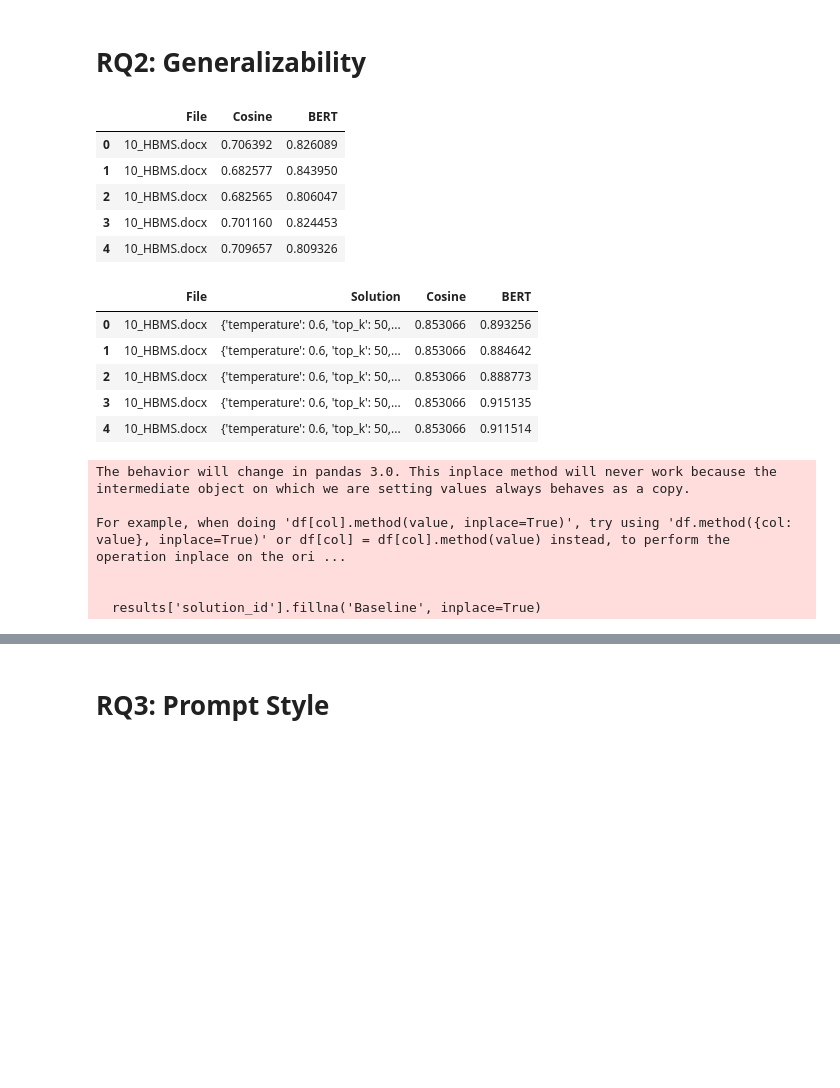
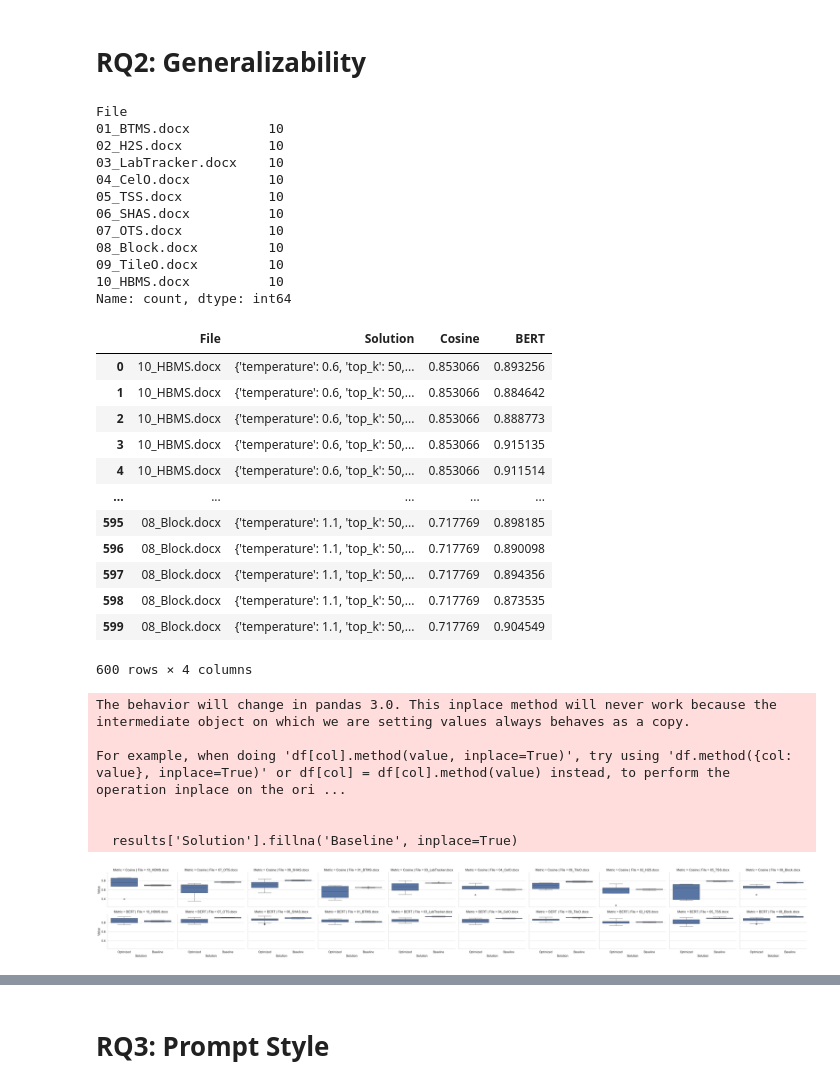
Before and after one commit to VPLEV23/ER_LLM, a Jupyter notebook: results/LLAMA3/analysis/analysis.ipynb, the cells around one changed output, grey strips where cells are left out. Cells and saved outputs as stored; diff of their text form; code cells hidden in the pictures; blank space fills up the shorter version.

```diff
--- a/results/LLAMA3/analysis/analysis.ipynb
+++ b/results/LLAMA3/analysis/analysis.ipynb
@@ -13,33 +13,45 @@ def create_id(results):
 # RQ2: Generalizability
 # %%
 baseline = pd.read_csv('zero-shot/baseline.csv')
-baseline.head()
 # %% [output]
-|  | File | Cosine | BERT |
-| 0 | 10_HBMS.docx | 0.706392 | 0.826089 |
-| 1 | 10_HBMS.docx | 0.682577 | 0.843950 |
-| 2 | 10_HBMS.docx | 0.682565 | 0.806047 |
-| 3 | 10_HBMS.docx | 0.701160 | 0.824453 |
-| 4 | 10_HBMS.docx | 0.709657 | 0.809326 |
+File
+01_BTMS.docx          10
+02_H2S.docx           10
+03_LabTracker.docx    10
+04_CelO.docx          10
+05_TSS.docx           10
+06_SHAS.docx          10
+07_OTS.docx           10
+08_Block.docx         10
+09_TileO.docx         10
+10_HBMS.docx          10
+Name: count, dtype: int64
 # %%
 results = pd.read_csv('zero-shot/results.csv')
-results.head()
+results
 # %% [output]
 |  | File | Solution | Cosine | BERT |
 | 0 | 10_HBMS.docx | {'temperature': 0.6, 'top_k': 50,... | 0.853066 | 0.893256 |
 | 1 | 10_HBMS.docx | {'temperature': 0.6, 'top_k': 50,... | 0.853066 | 0.884642 |
 | 2 | 10_HBMS.docx | {'temperature': 0.6, 'top_k': 50,... | 0.853066 | 0.888773 |
 | 3 | 10_HBMS.docx | {'temperature': 0.6, 'top_k': 50,... | 0.853066 | 0.915135 |
 | 4 | 10_HBMS.docx | {'temperature': 0.6, 'top_k': 50,... | 0.853066 | 0.911514 |
+| ... | ... | ... | ... | ... |
+| 595 | 08_Block.docx | {'temperature': 1.1, 'top_k': 50,... | 0.717769 | 0.898185 |
+| 596 | 08_Block.docx | {'temperature': 1.1, 'top_k': 50,... | 0.717769 | 0.890098 |
+| 597 | 08_Block.docx | {'temperature': 1.1, 'top_k': 50,... | 0.717769 | 0.894356 |
+| 598 | 08_Block.docx | {'temperature': 1.1, 'top_k': 50,... | 0.717769 | 0.873535 |
+| 599 | 08_Block.docx | {'temperature': 1.1, 'top_k': 50,... | 0.717769 | 0.904549 |
+600 rows × 4 columns
 # %%
 create_id(results)
 # %%
 results = pd.concat([results, baseline])
-results['solution_id'].fillna('Baseline', inplace=True)
+results['Solution'].fillna('Baseline', inplace=True)
 # %% [output]
 The behavior will change in pandas 3.0. This inplace method will never work because the intermediate object on which we are setting values always behaves as a copy.
 
 For example, when doing 'df[col].method(value, inplace=True)', try using 'df.method({col: value}, inplace=True)' or df[col] = df[col].method(value) instead, to perform the operation inplace on the ori ...
 
 
-  results['solution_id'].fillna('Baseline', inplace=True)
+  results['Solution'].fillna('Baseline', inplace=True)
@@ -45,0 +63,6 @@ For example, when doing 'df[col].method(value, inplace=True)', try using 'df.met
+# %%
+grid = sns.FacetGrid(col='File', row='Metric', data=plot_data, sharey=True, sharex=True, aspect=1.5)
+grid.map(sns.boxplot, 'Solution', 'Value')
+plt.show()
+# %% [output]
+[figure, added]
```
Also changed, not shown: parts of 21 cells of this notebook, 12 other files.
